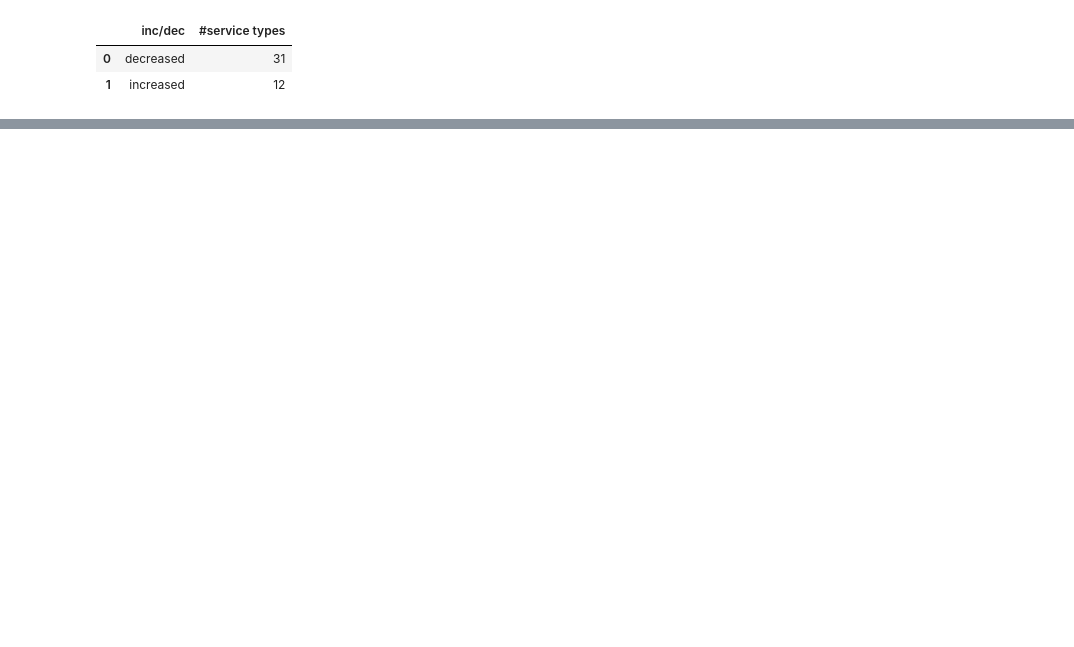
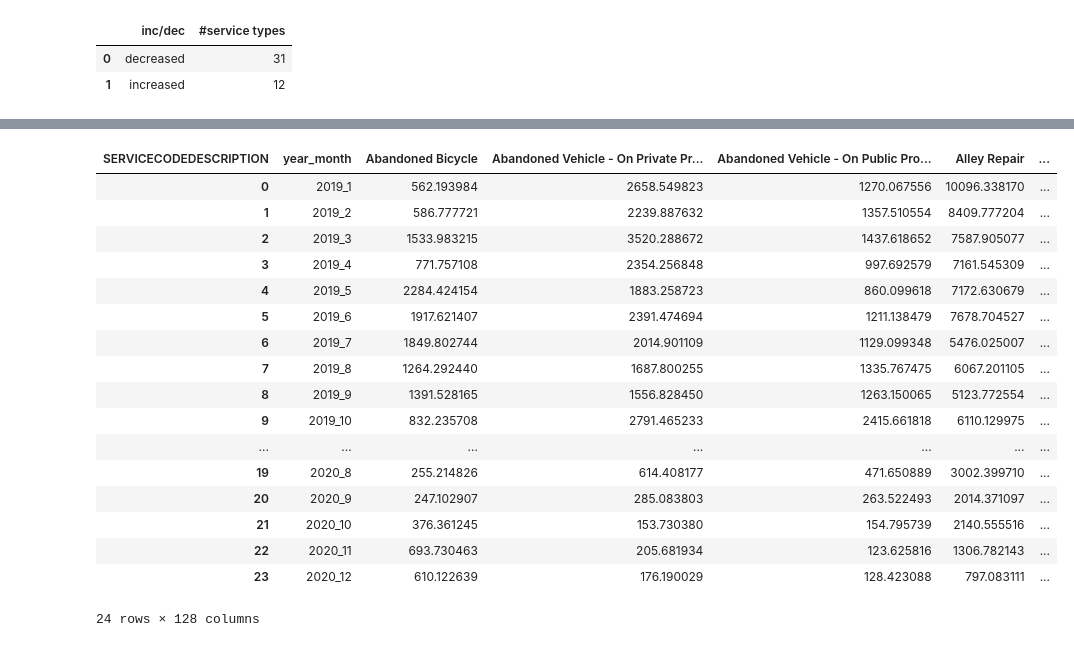
Before and after one commit to gmu-cil/DMV-311, a Jupyter notebook: src/DC_311_2019_2020.ipynb, the cells around one changed output, grey strips where cells are left out. Drawn from its saved outputs; the diff is of its cells as text; code cells hidden in the pictures; blank space fills up the shorter version.

```diff
--- a/src/DC_311_2019_2020.ipynb
+++ b/src/DC_311_2019_2020.ipynb
@@ -784,0 +819,30 @@ t_test_low_p
+# %%
+resp_time_pre_covid_box_plt = pre_covid_res_hrs.set_index('SERVICECODEDESCRIPTION').T.iloc[:].reset_index()
+resp_time_covid_box_plt = covid_res_hrs.set_index('SERVICECODEDESCRIPTION').T.iloc[:].reset_index()
+resp_time_covid_box_plt = resp_time_covid_box_plt[resp_time_pre_covid_box_plt.columns.to_list()]
+
+resp_time_box_plt_df = resp_time_pre_covid_box_plt.append(resp_time_covid_box_plt,ignore_index=True,sort=False)
+resp_time_box_plt_df.rename(columns={'index':'year_month'},inplace = True)
+period_ls = ['before lockdown']* (resp_time_pre_covid_box_plt.shape[0])
+period_ls.extend(['after lockdown']* (resp_time_covid_box_plt.shape[0]))
+resp_time_box_plt_df['period'] = period_ls
+resp_time_box_plt_df
+# %% [output]
+| SERVICECODEDESCRIPTION | year_month | Abandoned Bicycle | Abandoned Vehicle - On Private Pr... | Abandoned Vehicle - On Public Pro... | Alley Repair | ... |
+| 0 | 2019_1 | 562.193984 | 2658.549823 | 1270.067556 | 10096.338170 | ... |
+| 1 | 2019_2 | 586.777721 | 2239.887632 | 1357.510554 | 8409.777204 | ... |
+| 2 | 2019_3 | 1533.983215 | 3520.288672 | 1437.618652 | 7587.905077 | ... |
+| 3 | 2019_4 | 771.757108 | 2354.256848 | 997.692579 | 7161.545309 | ... |
+| 4 | 2019_5 | 2284.424154 | 1883.258723 | 860.099618 | 7172.630679 | ... |
+| 5 | 2019_6 | 1917.621407 | 2391.474694 | 1211.138479 | 7678.704527 | ... |
+| 6 | 2019_7 | 1849.802744 | 2014.901109 | 1129.099348 | 5476.025007 | ... |
+| 7 | 2019_8 | 1264.292440 | 1687.800255 | 1335.767475 | 6067.201105 | ... |
+| 8 | 2019_9 | 1391.528165 | 1556.828450 | 1263.150065 | 5123.772554 | ... |
+| 9 | 2019_10 | 832.235708 | 2791.465233 | 2415.661818 | 6110.129975 | ... |
+| ... | ... | ... | ... | ... | ... | ... |
+| 19 | 2020_8 | 255.214826 | 614.408177 | 471.650889 | 3002.399710 | ... |
+| 20 | 2020_9 | 247.102907 | 285.083803 | 263.522493 | 2014.371097 | ... |
+| 21 | 2020_10 | 376.361245 | 153.730380 | 154.795739 | 2140.555516 | ... |
+| 22 | 2020_11 | 693.730463 | 205.681934 | 123.625816 | 1306.782143 | ... |
+| 23 | 2020_12 | 610.122639 | 176.190029 | 128.423088 | 797.083111 | ... |
+24 rows × 128 columns
```
Also changed, not shown: parts of 22 cells of this notebook, 15 other files.
